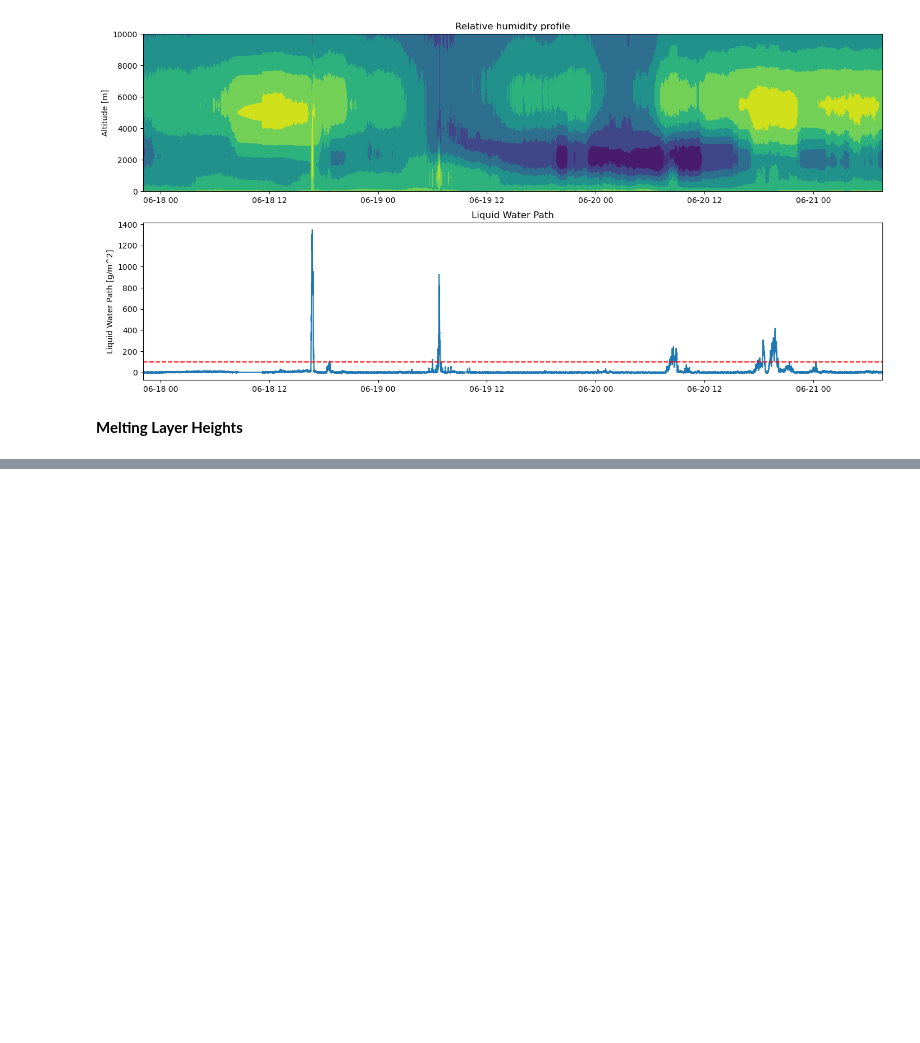
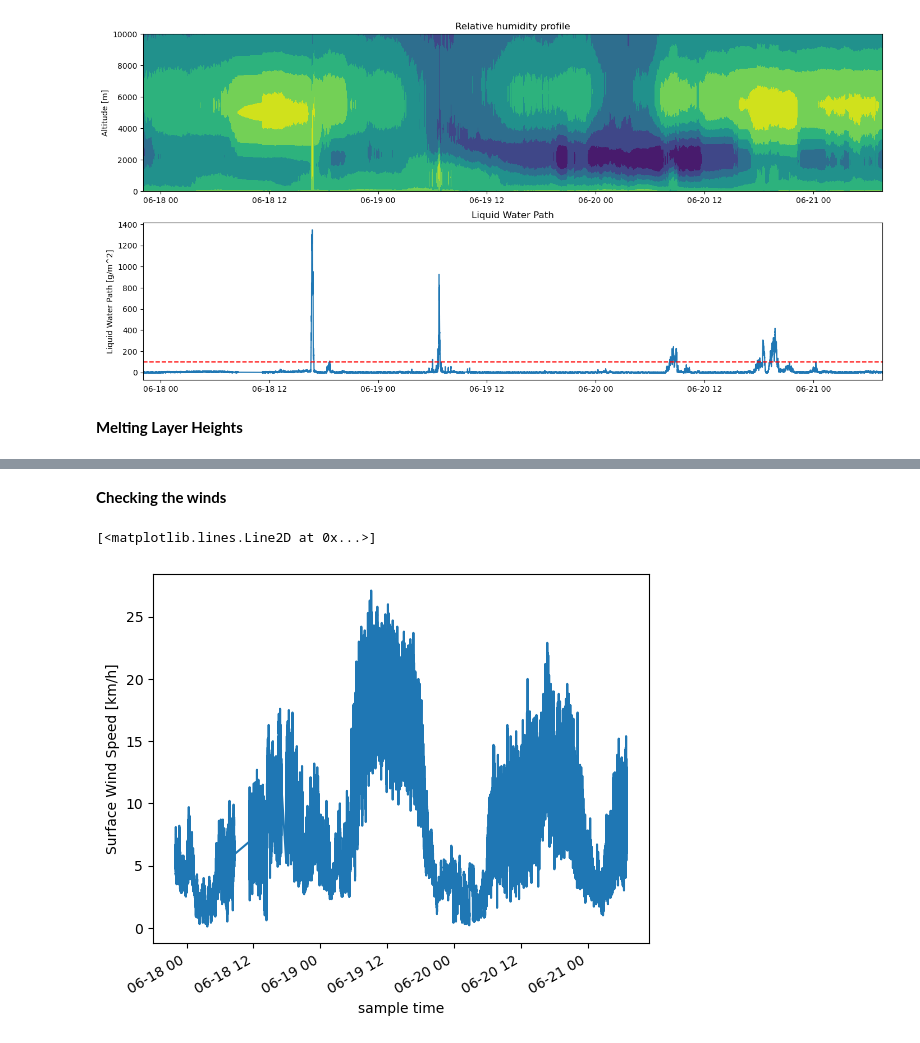
Before and after one commit to nefelita/Fieldwork, a Jupyter notebook: Nef.ipynb, the cells around one changed output, grey strips where cells are left out. Saved outputs shown, nothing was run; the diff lists cells and outputs as text; code cells hidden in the pictures; blank space fills up the shorter version.

Commit message:
winds

```diff
--- a/Nef.ipynb
+++ b/Nef.ipynb
@@ -313,0 +315,7 @@ plt.scatter(melting_altitude.time[non_nan_indices[0]],melting_heights)
+# %% [markdown]
+**Checking the winds**
+# %%
+MET.Surf_WS.plot()
+# %% [output]
+[<matplotlib.lines.Line2D at 0x...>]
+[figure, added]
```
Also changed, not shown: parts of 6 cells of this notebook, 3 other files.
